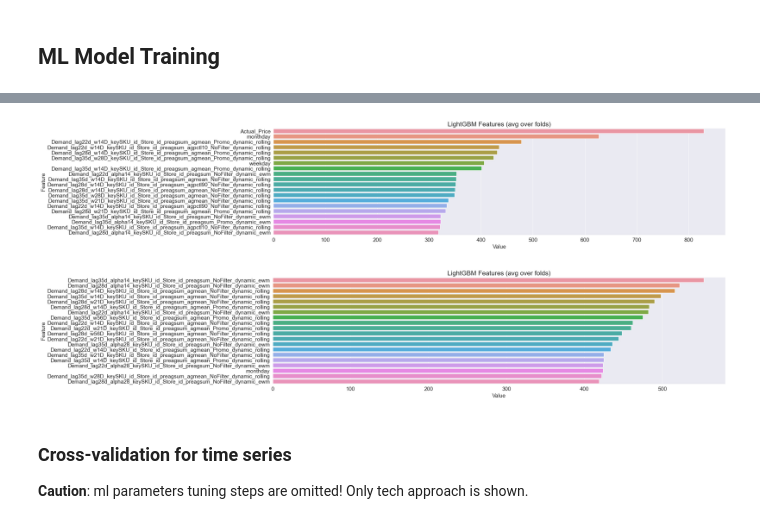
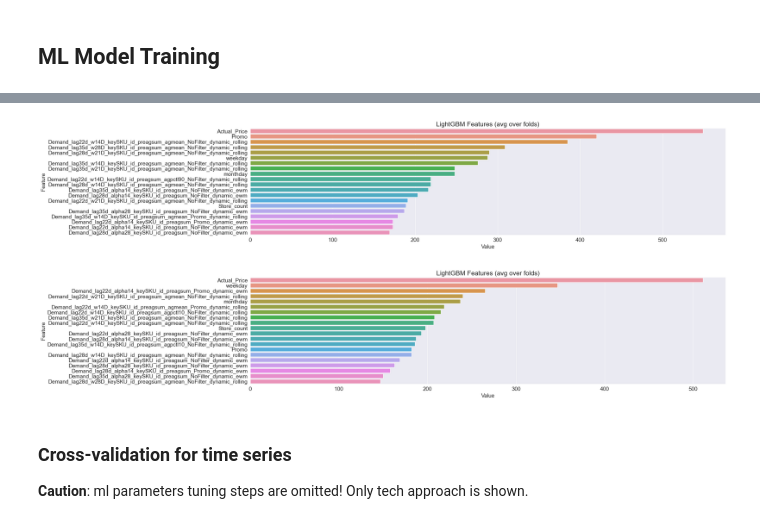
Before and after one commit to olegoid/ATSF, a Jupyter notebook: 7_TSForecasting with ML.ipynb, the cells around one changed output, grey strips where cells are left out. Saved outputs shown, nothing was run; the diff lists cells and outputs as text; code cells hidden in the pictures.

```diff
--- a/7_TSForecasting with ML.ipynb
+++ b/7_TSForecasting with ML.ipynb
@@ -151,0 +160,10 @@ plot_some_ts(ts_retail.reset_index(), ['Store_id','SKU_id'], 'Date', 'Actual_Pri
+# %%
+# Aggregate on Sku - All Stores level
+sales_by_sku_store = train.groupby(['SKU_id','Store_id','Date']).agg({'Demand':'sum','Promo':'sum','Actual_Price':'mean'}).reset_index().set_index('Date')
+sales_by_sku_store.loc[test_start_dt:,'Demand'] = np.NaN # fill test period Demand with Nan
+
+#sales_by_sku_store = train.groupby(['SKU_id','Date']).agg({'Demand':'sum','Promo':'sum','Store_id':'count','Actual_Price':'mean'}).reset_index().set_index('Date').rename(columns = {'Store_id':'Store_count'})
+#sales_by_sku_store.loc[test_start_dt:,'Demand'] = np.NaN # fill test period Demand with Nan
+
+sales_by_sku_store[sales_by_sku_store['SKU_id'] == 1][['Demand', 'Actual_Price']].plot(secondary_y = ['Actual_Price'])
+sales_by_sku_store[sales_by_sku_store['SKU_id'] == 2][['Demand', 'Actual_Price']].plot(secondary_y = ['Actual_Price'])
@@ -205,7 +191,7 @@ cal = USFederalHolidayCalendar()
 holidays = cal.holidays(start='2015-01-01', end='2016-12-31').to_pydatetime()
 
 # feature generation
-data = sales_by_sku.reset_index().copy(deep = True)
+data = sales_by_sku_store.reset_index().copy(deep = True)
 
 data["weekday"] = data.Date.dt.weekday
 data["monthday"] = data.Date.dt.day
@@ -437,7 +423,7 @@ def generate_lagged_features(
     return out_df
 # %%
 target_cols = ['Demand']
-id_cols = ['SKU_id', 'Store_id']
+id_cols = ['SKU_id']
 date_col = 'Date'
 built_in_funcs = [pd.Series.kurtosis, pd.Series.skew]
 
@@ -531,7 +524,7 @@ lgbm1 = lgb.LGBMRegressor(
                         subsample=0.4,
                         num_leaves=40,
                         metric='mae')
-lgbm1.fit(X = sku1_train.loc[:test_start_dt].drop(['SKU_id','Store_id','Demand'], axis=1), y = sku1_train.loc[:test_start_dt].Demand)
+lgbm1.fit(X = sku1_train.loc[:test_start_dt].drop(['SKU_id','Demand'], axis=1), y = sku1_train.loc[:test_start_dt].Demand)
 
 lgbm2 = lgb.LGBMRegressor(
                         n_estimators=500,
@@ -541,5 +534,5 @@ lgbm2 = lgb.LGBMRegressor(
                         num_leaves=40,
                         metric='mae')
 
-lgbm2.fit(X = sku2_train.loc[:test_start_dt].drop(['SKU_id','Store_id','Demand'], axis=1), y = sku2_train.loc[:test_start_dt].Demand)
+lgbm2.fit(X = sku2_train.loc[:test_start_dt].drop(['SKU_id','Demand'], axis=1), y = sku2_train.loc[:test_start_dt].Demand)
 # %% [output]
@@ -548,11 +542,11 @@ LGBMRegressor(feature_fraction=0.7, metric='mae', n_estimators=500,
 # %%
-plot_feature_importance(lgbm1, sku1_train[sku1_train.columns[3:]], num = 20)
+plot_feature_importance(lgbm1, sku1_train[sku1_train.columns[2:]], num = 20)
 # %% [output]
-[figure, old version]
+[figure, new version]
 # %%
-plot_feature_importance(lgbm2, sku2_train[sku2_train.columns[3:]], num = 20)
+plot_feature_importance(lgbm2, sku2_train[sku2_train.columns[2:]], num = 20)
 # %% [output]
-[figure, old version]
+[figure, new version]
 # %% [markdown]
 ### Cross-validation for time series
  **Caution**: ml parameters tuning steps are omitted! Only tech approach is shown.
```
Also changed, not shown: parts of 26 cells of this notebook.
